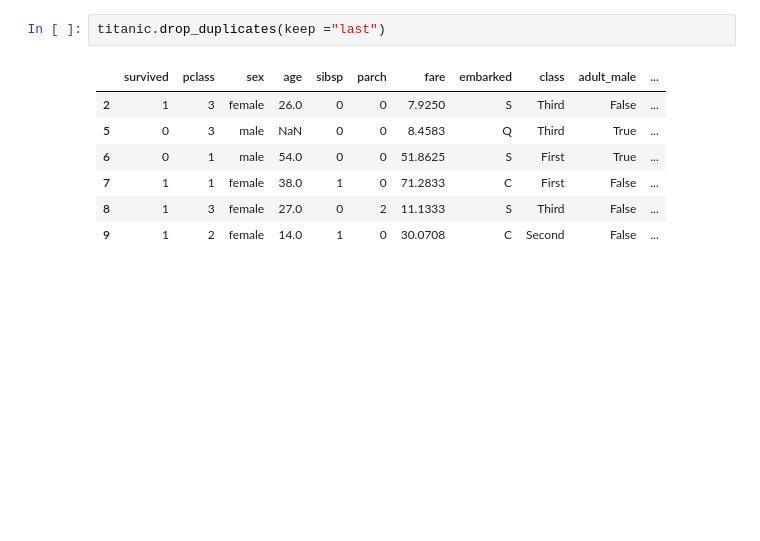
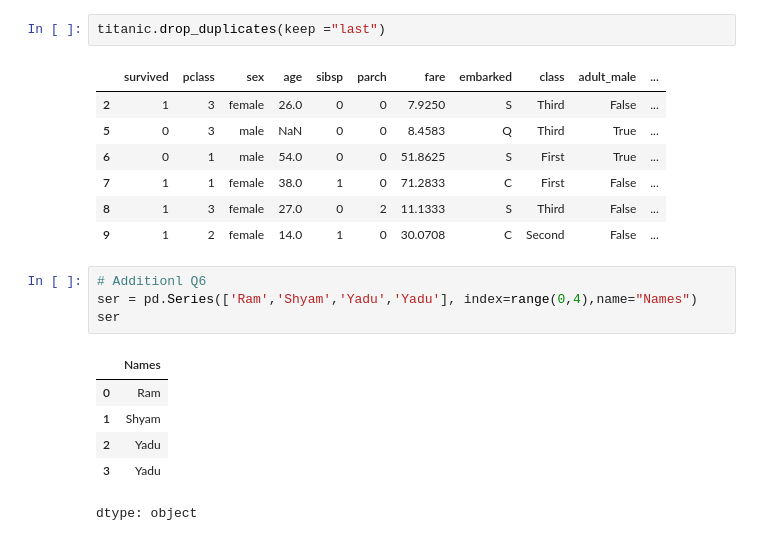
Before and after one commit to msarkar92/pandas-basics, a Jupyter notebook: Pandas_1.ipynb, the cells around one changed output. Cells and saved outputs as stored; diff of their text form; blank space fills up the shorter version.

```diff
--- a/Pandas_1.ipynb
+++ b/Pandas_1.ipynb
@@ -826,3 +824,14 @@ titanic.drop_duplicates(keep ="last")
 | 7 | 1 | 1 | female | 38.0 | 1 | 0 | 71.2833 | C | First | False | ... |
 | 8 | 1 | 3 | female | 27.0 | 0 | 2 | 11.1333 | S | Third | False | ... |
 | 9 | 1 | 2 | female | 14.0 | 1 | 0 | 30.0708 | C | Second | False | ... |
+# %%
+# Additionl Q6
+ser = pd.Series(['Ram','Shyam','Yadu','Yadu'], index=range(0,4),name="Names")
+ser
+# %% [output]
+|  | Names |
+| 0 | Ram |
+| 1 | Shyam |
+| 2 | Yadu |
+| 3 | Yadu |
+dtype: object
```
Also changed, not shown: parts of 6 cells of this notebook.
